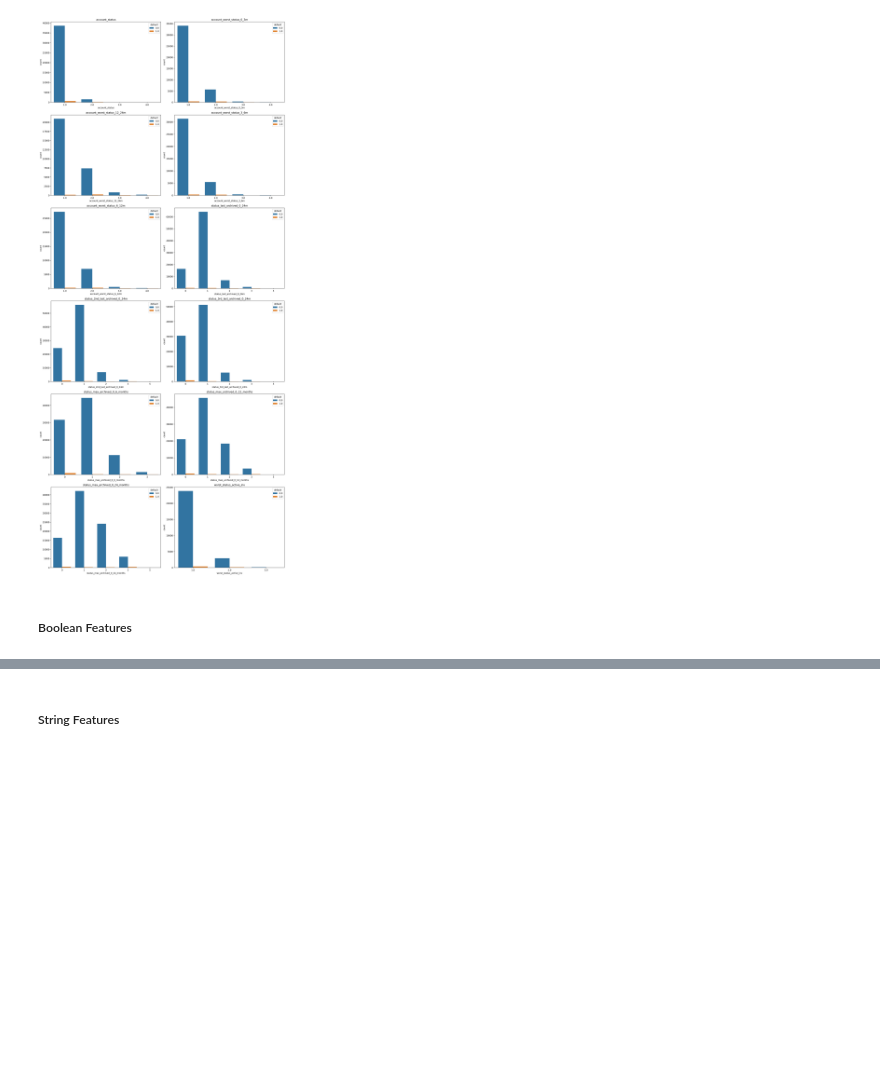
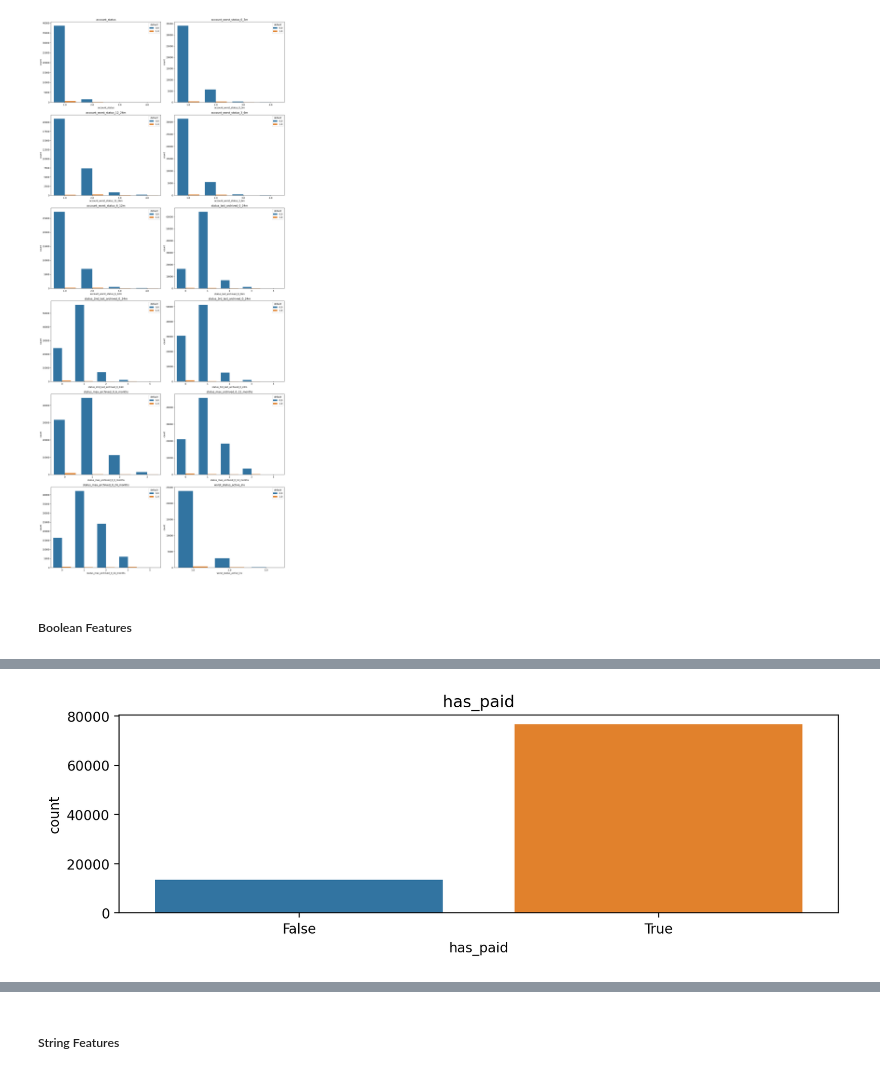
Before and after one commit to gfluz94/aws-deploy-cicd, a Jupyter notebook: notebooks/Training.ipynb, the cells around one changed output, grey strips where cells are left out. Saved outputs shown, nothing was run; the diff lists cells and outputs as text; code cells hidden in the pictures; blank space fills up the shorter version.

```diff
--- a/notebooks/Training.ipynb
+++ b/notebooks/Training.ipynb
@@ -193,0 +262,4 @@ plot_count(df, cat_features, hue="default")
+# %%
+plot_count(df, bool_features)
+# %% [output]
+[figure, added]
```
Also changed, not shown: parts of 17 cells of this notebook.
